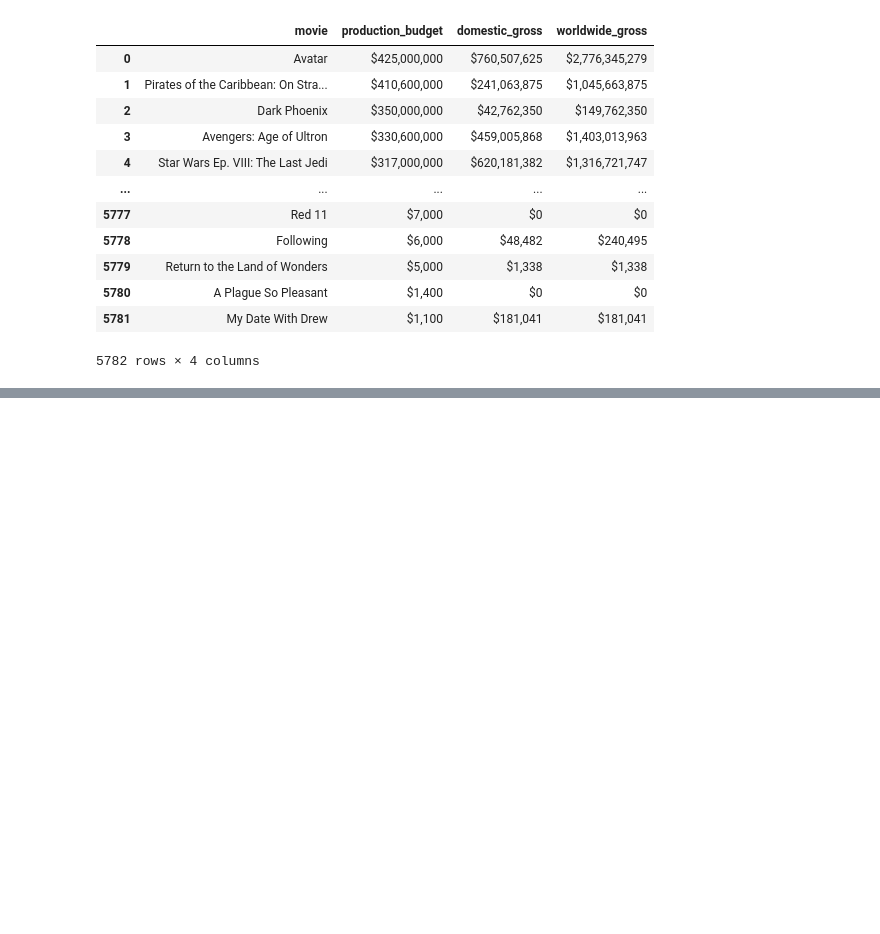
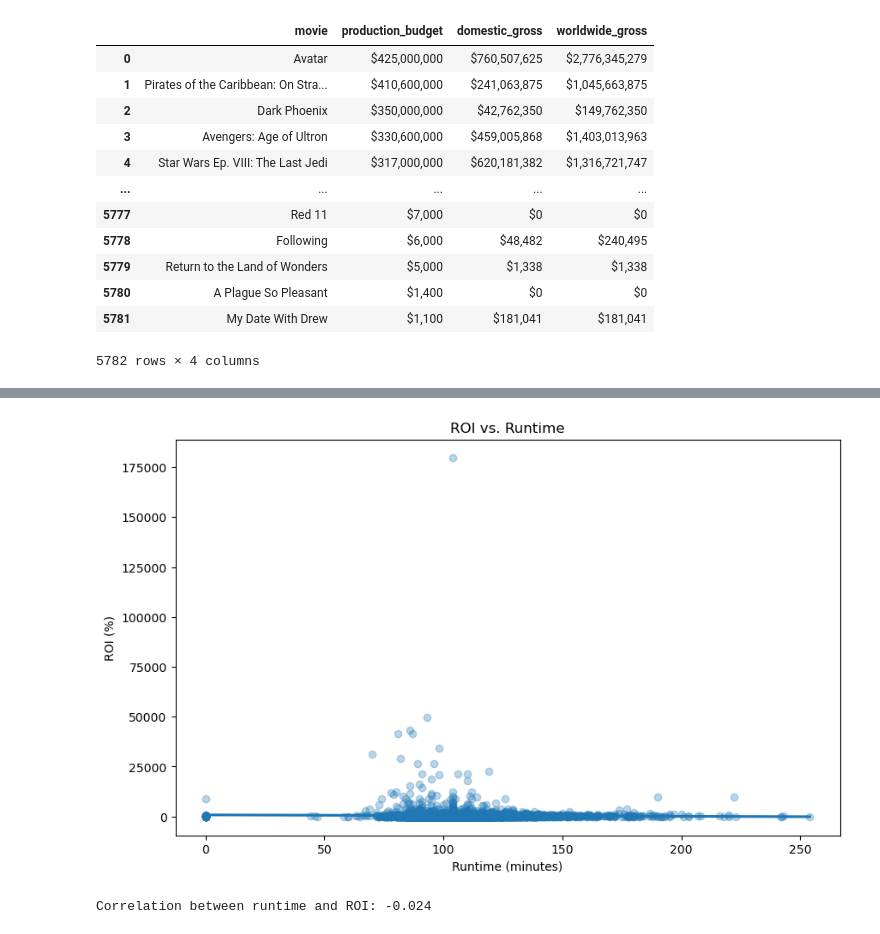
Before and after one commit to Marilyn2961/Box-Office-Performance-Analysis, a Jupyter notebook: Box_Office_Performance_Analysis.ipynb, the cells around one changed output, grey strips where cells are left out. Saved outputs shown, nothing was run; the diff lists cells and outputs as text; code cells hidden in the pictures; blank space fills up the shorter version.

```diff
--- a/Box_Office_Performance_Analysis.ipynb
+++ b/Box_Office_Performance_Analysis.ipynb
@@ -725,0 +1015,37 @@ fill_missing_values(tn_budget_df, financial_columns)
+# %%
+
+# Fill missing values with median
+median_runtime = merged_full_df['runtime'].median()
+median_budget = merged_full_df['production_budget'].median()
+median_gross = merged_full_df['worldwide_gross'].median()
+
+merged_full_df['runtime'].fillna(median_runtime, inplace=True)
+merged_full_df['production_budget'].fillna(median_budget, inplace=True)
+merged_full_df['worldwide_gross'].fillna(median_gross, inplace=True)
+
+
+# Creating a copy so as not to modify original DF during ROI calculation
+df_runtime_roi = merged_full_df.copy()
+
+# Calculating profit and ROI
+df_runtime_roi['profit'] = df_runtime_roi['worldwide_gross'] - df_runtime_roi['production_budget']
+df_runtime_roi['roi'] = (df_runtime_roi['profit'] / df_runtime_roi['production_budget']) * 100
+
+# Plot scatter with regression line showing ROI vs Runtime
+plt.figure(figsize=(10,6))
+sns.regplot(data=df_runtime_roi, x='runtime', y='roi', scatter_kws={'alpha':0.3})
+plt.title("ROI vs. Runtime")
+plt.xlabel("Runtime (minutes)")
+plt.ylabel("ROI (%)")
+
+#Export the Graph
+plt.savefig( "Images/ROI.Runtime.png",  dpi=500, bbox_inches="tight", facecolor='white',  transparent=False)
+
+plt.show()
+
+# Output correlation coefficient to quantify relationship
+corr_value = df_runtime_roi['runtime'].corr(df_runtime_roi['roi'])
+print(f"Correlation between runtime and ROI: {corr_value:.3f}")
+# %% [output]
+[figure, added]
+Correlation between runtime and ROI: -0.024
```
Also changed, not shown: parts of 13 cells of this notebook.
